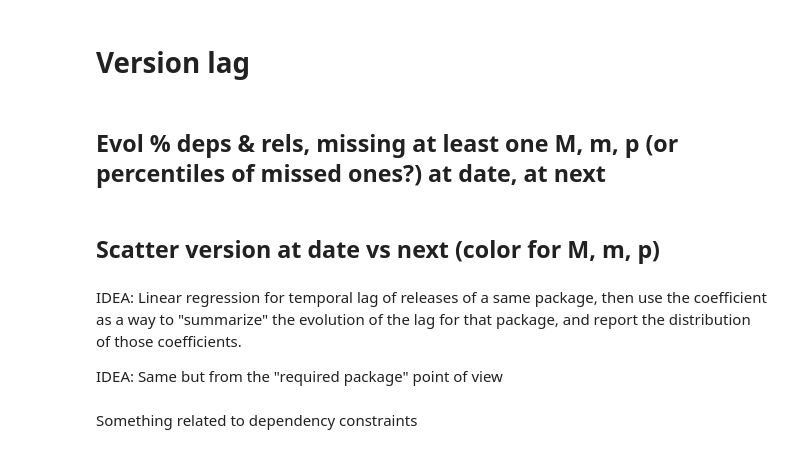
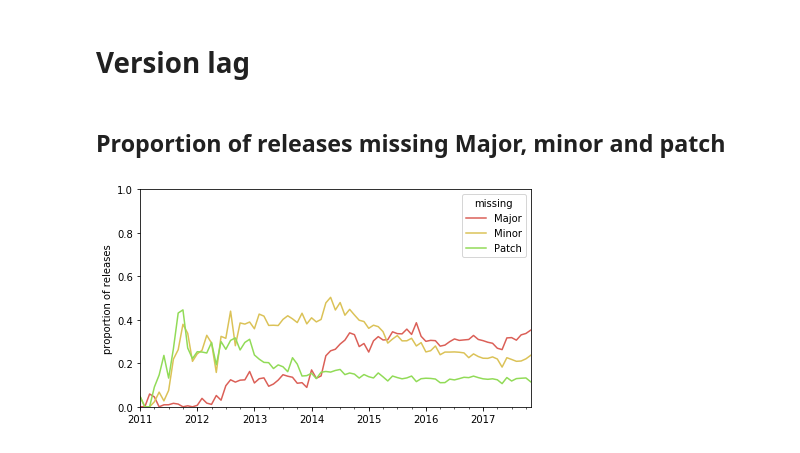
Before and after one commit to AlexandreDecan/secos-lag, a Jupyter notebook: notebooks/Technical lags.ipynb, the cells around one changed output. Cells and saved outputs as stored; diff of their text form; code cells hidden in the pictures.

```diff
--- a/notebooks/Technical lags.ipynb
+++ b/notebooks/Technical lags.ipynb
@@ -1007,13 +1109,36 @@ savefig(fig, 'temporal_variation_delta_per_type')
 [figure]
 # %% [markdown]
 # Version lag
-# %% [markdown]
-## Evol % deps & rels, missing at least one M, m, p (or percentiles of missed ones?) at date, at next
-# %% [markdown]
-## Scatter version at date vs next (color for M, m, p)
-# %% [markdown]
-IDEA: Linear regression for temporal lag of releases of a same package, then use the coefficient as a way to "summarize" the evolution of the lag for that package, and report the distribution of those coefficients.
-
-IDEA: Same but from the "required package" point of view
-# %% [markdown]
-Something related to dependency constraints
+# %% [markdown]
+## Proportion of releases missing Major, minor and patch
+# %%
+df_tmp = (
+    df_lags_releases
+    [lambda d: ~d['Censored']]
+    # [lambda d: d['NewAvailable']]
+    .assign(
+        releases=1,
+        Major=lambda d: d['MLagAtNextTime'] > 0,
+        Minor=lambda d: d['mLagAtNextTime'] > 0,
+        Patch=lambda d: d['pLagAtNextTime'] > 0,
+    )
+    [['NextTime', 'releases', 'Major', 'Minor', 'Patch']]
+    .groupby(pandas.Grouper(key='NextTime', freq='1M'))
+    .sum()
+    .apply(lambda d: d / d['releases'], axis=1)
+    [['Major', 'Minor', 'Patch']]
+)
+
+ax = df_tmp.plot(color=PAL_UPD)
+
+ax.set(
+    xlabel='',
+    ylabel='proportion of releases',
+    xlim=DATE_RANGE,
+    ylim=(0, 1)
+)
+ax.legend(title='missing')
+
+savefig(ax.figure, 'version_prop_missing_major_minor_patch')
+# %% [output]
+[figure, added]
```
Also changed, not shown: parts of 16 cells of this notebook.
